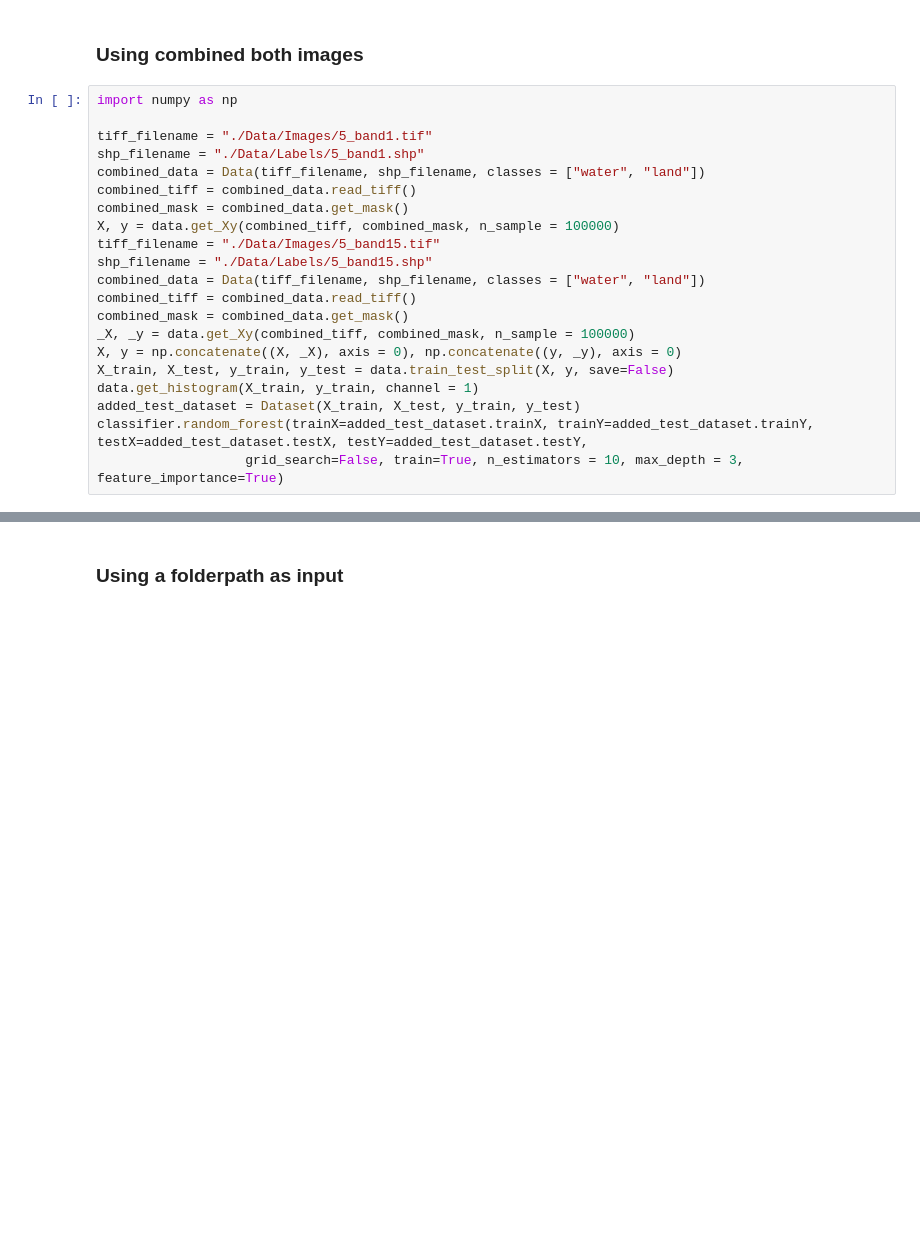
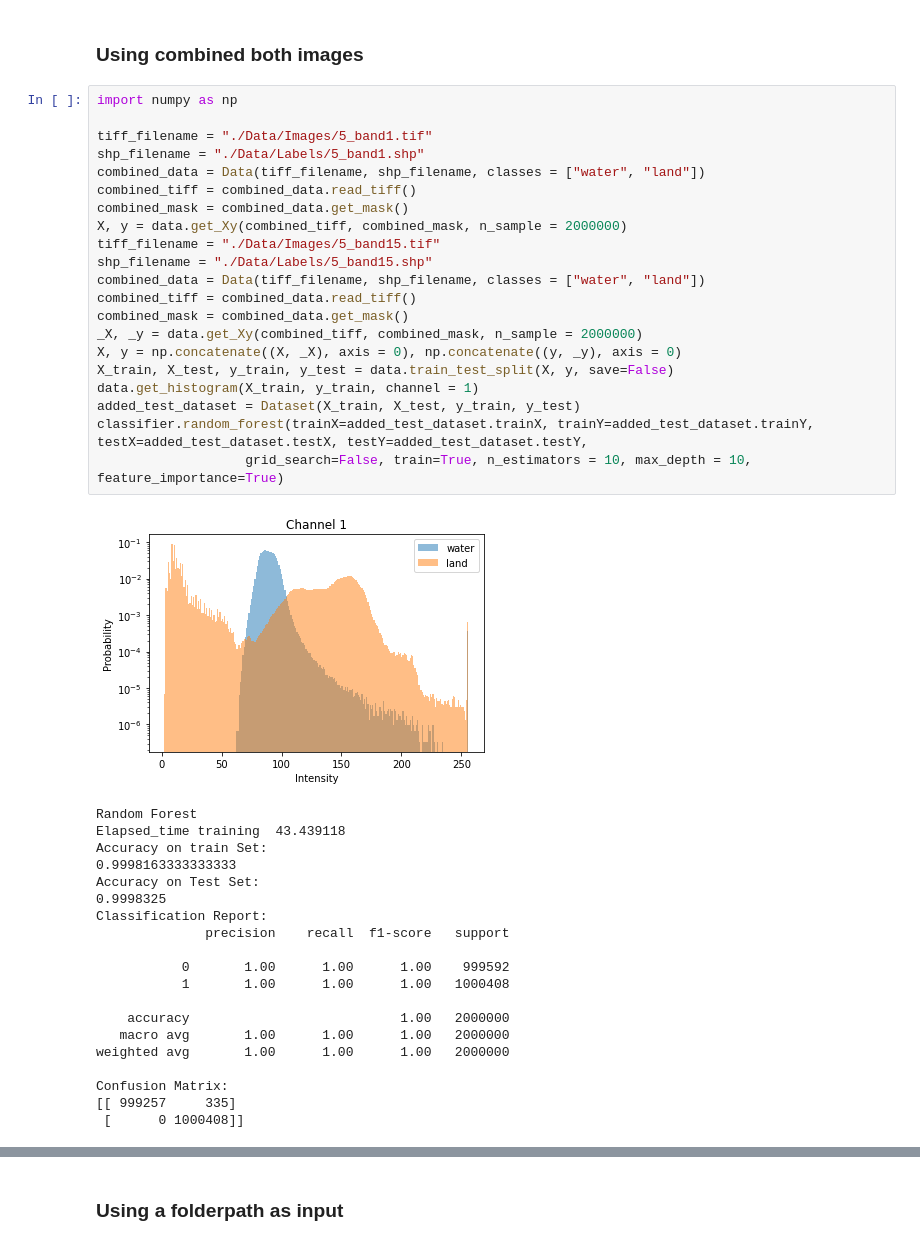
Before and after one commit to Aryal007/ml_satellite_image_segmentation, a Jupyter notebook: example_noaa_airborne.ipynb, the cells around one changed output, grey strips where cells are left out. Cells and saved outputs as stored; diff of their text form; blank space fills up the shorter version.

```diff
--- a/example_noaa_airborne.ipynb
+++ b/example_noaa_airborne.ipynb
@@ -83,21 +163,42 @@ classifier.random_forest(trainX=dataset.trainX, trainY=dataset.trainY, testX=tes
 # %%
 import numpy as np
 
 tiff_filename = "./Data/Images/5_band1.tif"
 shp_filename = "./Data/Labels/5_band1.shp"
 combined_data = Data(tiff_filename, shp_filename, classes = ["water", "land"])
 combined_tiff = combined_data.read_tiff()
 combined_mask = combined_data.get_mask()
-X, y = data.get_Xy(combined_tiff, combined_mask, n_sample = 100000)
+X, y = data.get_Xy(combined_tiff, combined_mask, n_sample = 2000000)
 tiff_filename = "./Data/Images/5_band15.tif"
 shp_filename = "./Data/Labels/5_band15.shp"
 combined_data = Data(tiff_filename, shp_filename, classes = ["water", "land"])
 combined_tiff = combined_data.read_tiff()
 combined_mask = combined_data.get_mask()
-_X, _y = data.get_Xy(combined_tiff, combined_mask, n_sample = 100000)
+_X, _y = data.get_Xy(combined_tiff, combined_mask, n_sample = 2000000)
 X, y = np.concatenate((X, _X), axis = 0), np.concatenate((y, _y), axis = 0)
 X_train, X_test, y_train, y_test = data.train_test_split(X, y, save=False)
 data.get_histogram(X_train, y_train, channel = 1)
 added_test_dataset = Dataset(X_train, X_test, y_train, y_test)
 classifier.random_forest(trainX=added_test_dataset.trainX, trainY=added_test_dataset.trainY, testX=added_test_dataset.testX, testY=added_test_dataset.testY,
-                   grid_search=False, train=True, n_estimators = 10, max_depth = 3, feature_importance=True)
+                   grid_search=False, train=True, n_estimators = 10, max_depth = 10, feature_importance=True)
+# %% [output]
+[figure, added]
+Random Forest
+Elapsed_time training  43.439118
+Accuracy on train Set:
+0.9998163333333333
+Accuracy on Test Set:
+0.9998325
+Classification Report:
+              precision    recall  f1-score   support
+
+           0       1.00      1.00      1.00    999592
+           1       1.00      1.00      1.00   1000408
+
+    accuracy                           1.00   2000000
+   macro avg       1.00      1.00      1.00   2000000
+weighted avg       1.00      1.00      1.00   2000000
+
+Confusion Matrix:
+[[ 999257     335]
+ [      0 1000408]]
```
Also changed, not shown: parts of 15 cells of this notebook.
